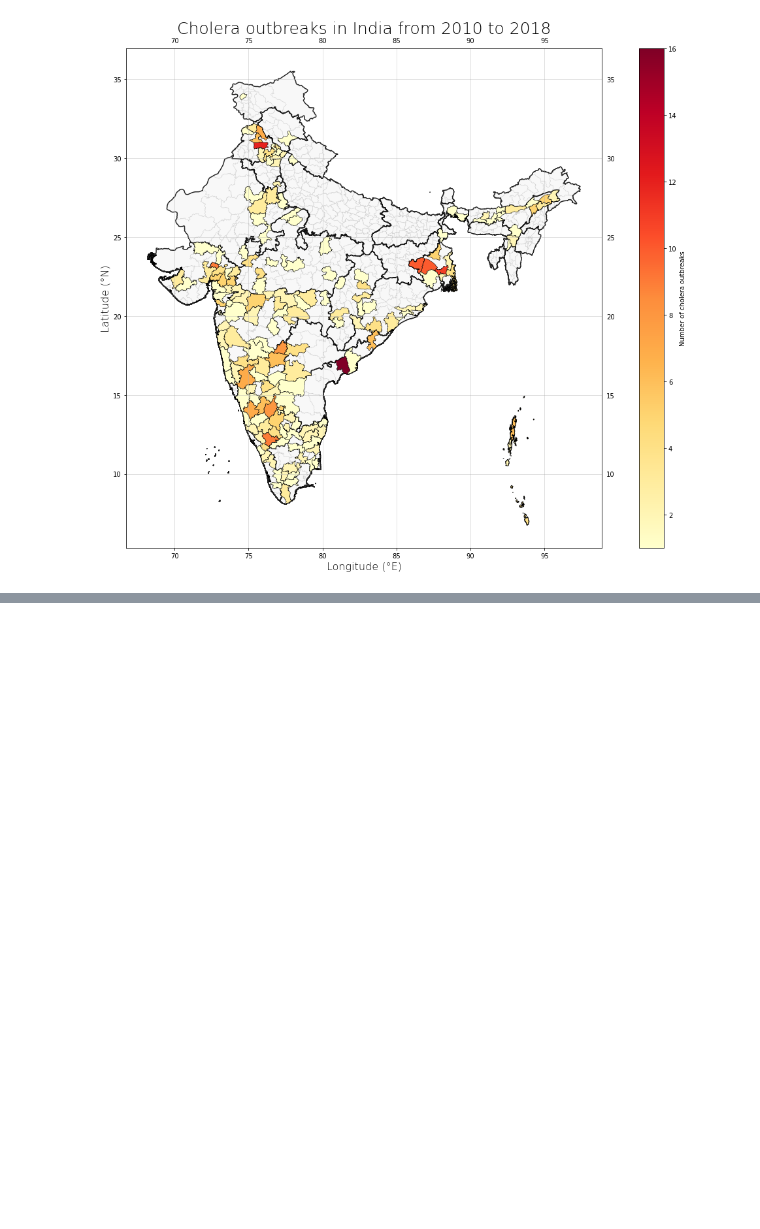
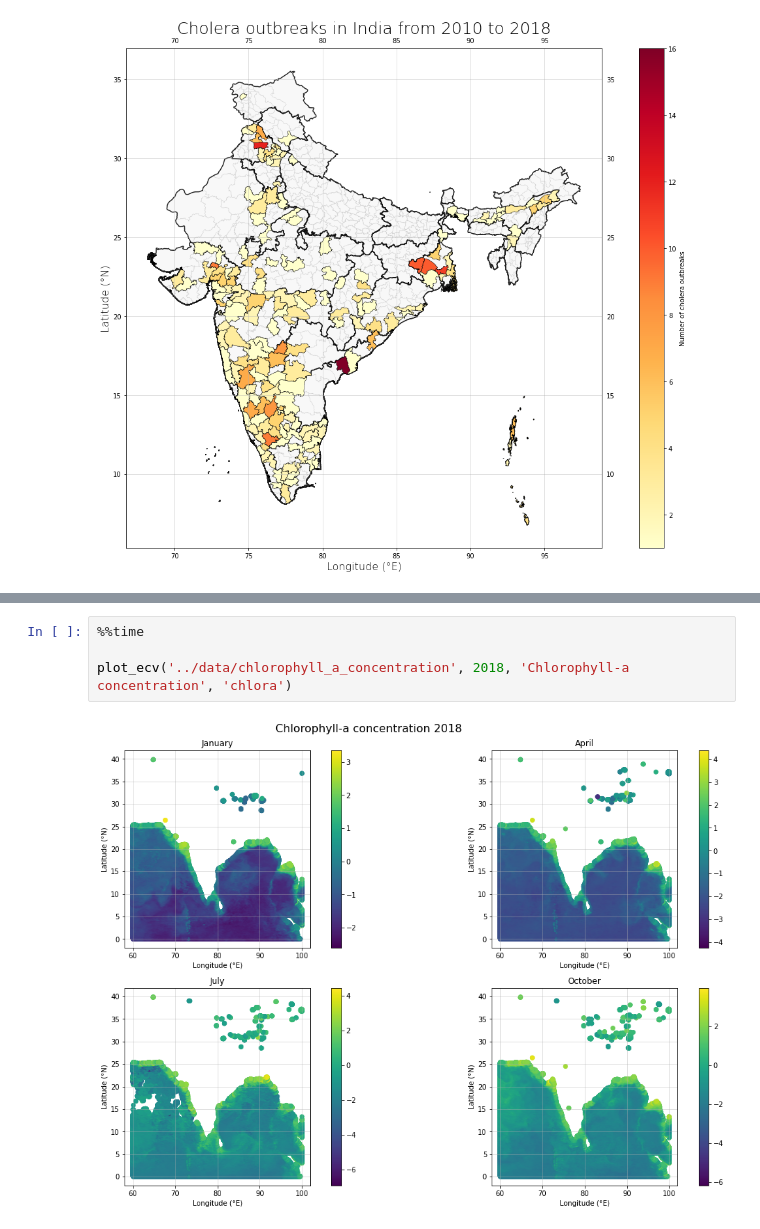
Before and after one commit to alexvmt/cholera_risk_modeling, a Jupyter notebook: exploratory_data_analysis.ipynb, the cells around one changed output, grey strips where cells are left out. Saved outputs shown, nothing was run; the diff lists cells and outputs as text; blank space fills up the shorter version.

```diff
--- a/exploratory_data_analysis.ipynb
+++ b/exploratory_data_analysis.ipynb
@@ -239,0 +299,6 @@ plt.savefig('cholera_outbreaks_india_2010_2018.png', dpi=300)
+# %%
+%%time
+
+plot_ecv('../data/chlorophyll_a_concentration', 2018, 'Chlorophyll-a concentration', 'chlora')
+# %% [output]
+[figure, added]
```
Also changed, not shown: parts of 13 cells of this notebook.
